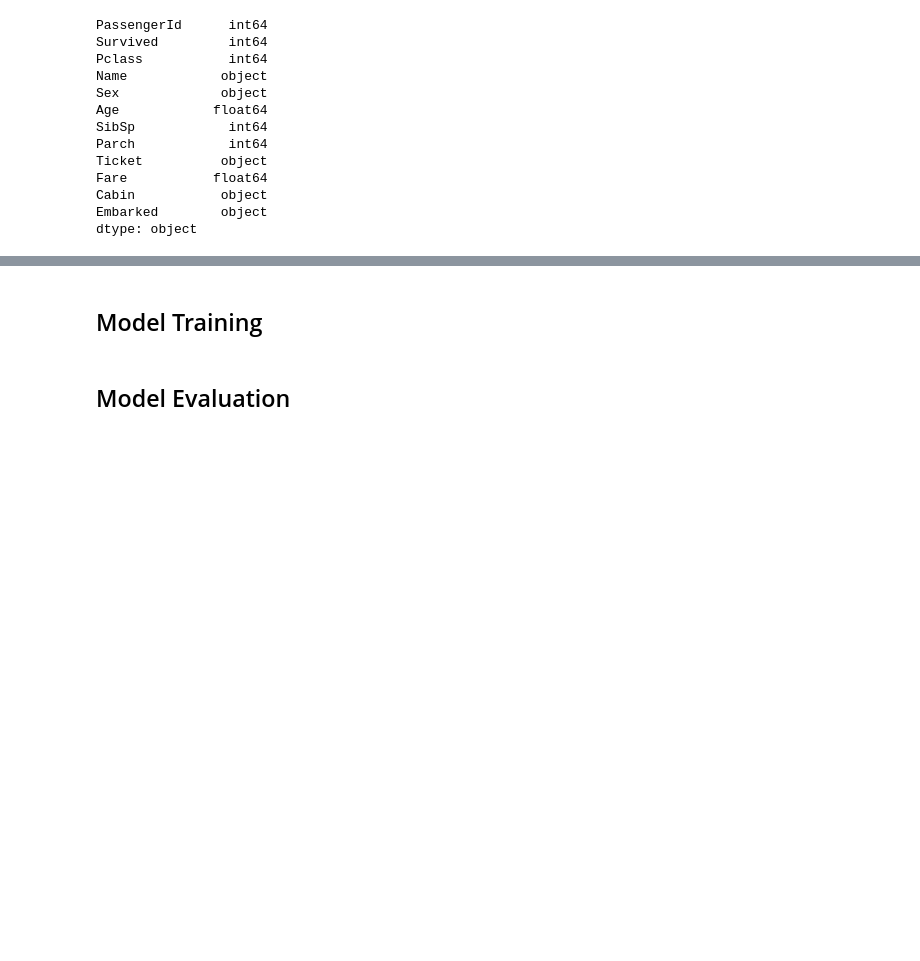
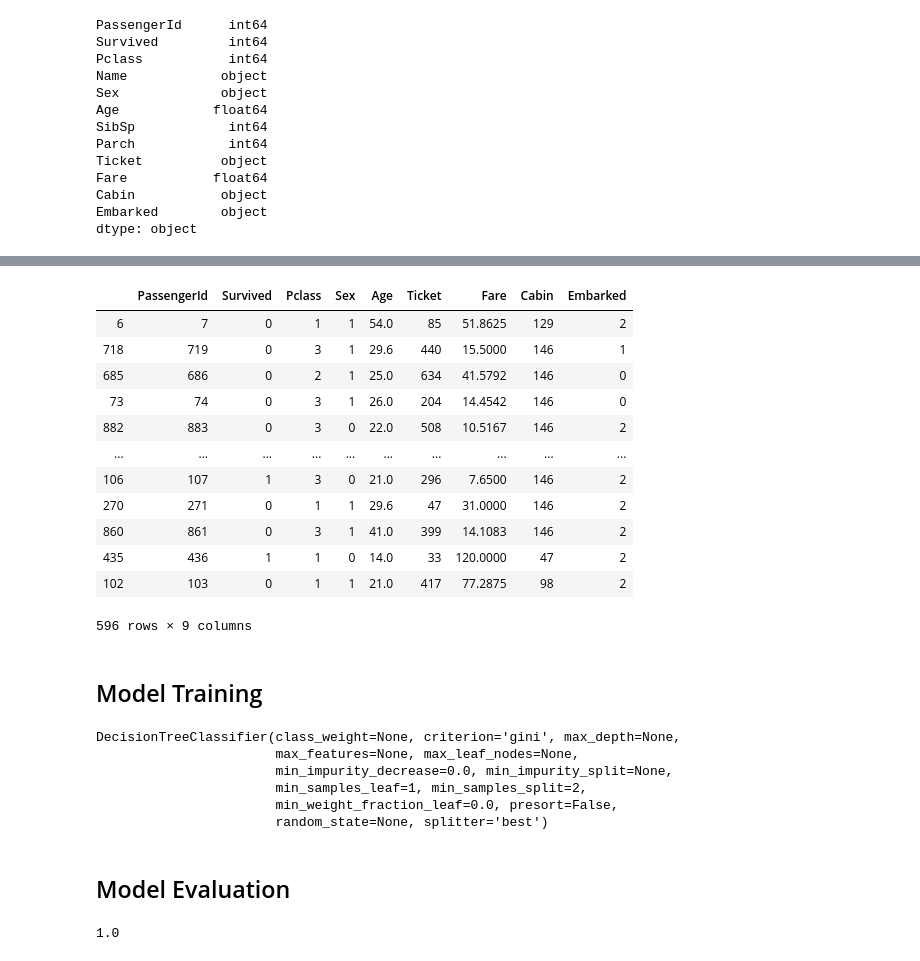
Before and after one commit to shivamnegi404/assignment, a Jupyter notebook: Decision Tree/decision_tree_titanic.ipynb, the cells around one changed output, grey strips where cells are left out. Drawn from its saved outputs; the diff is of its cells as text; code cells hidden in the pictures; blank space fills up the shorter version.

Commit message:
Decision Tree

```diff
--- a/Decision Tree/decision_tree_titanic.ipynb
+++ b/Decision Tree/decision_tree_titanic.ipynb
@@ -192,0 +219,24 @@ titanic
+# %%
+# Encoding of Categorical variables
+
+#Dropping non required features
+drop_col = ['Name', 'SibSp', 'Parch']
+train_data = titanic.drop(drop_col, axis=1)
+
+
+from sklearn.preprocessing import LabelEncoder
+
+#Label Encoding
+le = LabelEncoder()
+le.fit(train_data['Cabin'])
+train_data['Cabin'] = le.transform(train_data['Cabin'])
+le.fit(train_data['Embarked'])
+train_data['Embarked'] = le.transform(train_data['Embarked'])
+le.fit(train_data['Sex'])
+train_data['Sex'] = le.transform(train_data['Sex'])
+le.fit(train_data['Ticket'])
+train_data['Ticket'] = le.transform(train_data['Ticket'])
+train_data
+
+
+train_data.dtypes
@@ -193,6 +254,34 @@ titanic
+# %%
+#setting target column
+y = train_data['Survived']
 # %%
-X_train, X_test, y_train, y_test = train_test_split(X, y, test_size=0.33, random_state=42)
+#train-test split
+X_train, X_test, y_train, y_test = train_test_split(train_data, y, test_size=0.33, random_state=42)
+# %%
+X_train
+# %% [output]
+|  | PassengerId | Survived | Pclass | Sex | Age | Ticket | Fare | Cabin | Embarked |
+| 6 | 7 | 0 | 1 | 1 | 54.0 | 85 | 51.8625 | 129 | 2 |
+| 718 | 719 | 0 | 3 | 1 | 29.6 | 440 | 15.5000 | 146 | 1 |
+| 685 | 686 | 0 | 2 | 1 | 25.0 | 634 | 41.5792 | 146 | 0 |
+| 73 | 74 | 0 | 3 | 1 | 26.0 | 204 | 14.4542 | 146 | 0 |
+| 882 | 883 | 0 | 3 | 0 | 22.0 | 508 | 10.5167 | 146 | 2 |
+| ... | ... | ... | ... | ... | ... | ... | ... | ... | ... |
+| 106 | 107 | 1 | 3 | 0 | 21.0 | 296 | 7.6500 | 146 | 2 |
+| 270 | 271 | 0 | 1 | 1 | 29.6 | 47 | 31.0000 | 146 | 2 |
+| 860 | 861 | 0 | 3 | 1 | 41.0 | 399 | 14.1083 | 146 | 2 |
+| 435 | 436 | 1 | 1 | 0 | 14.0 | 33 | 120.0000 | 47 | 2 |
+| 102 | 103 | 0 | 1 | 1 | 21.0 | 417 | 77.2875 | 98 | 2 |
+596 rows × 9 columns
 # %% [markdown]
 ## Model Training
 # %%
 dt = DecisionTreeClassifier()
+dt.fit(X_train, y_train)
+# %% [output]
+DecisionTreeClassifier(class_weight=None, criterion='gini', max_depth=None,
+                       max_features=None, max_leaf_nodes=None,
+                       min_impurity_decrease=0.0, min_impurity_split=None,
+                       min_samples_leaf=1, min_samples_split=2,
+                       min_weight_fraction_leaf=0.0, presort=False,
+                       random_state=None, splitter='best')
@@ -199,2 +290,6 @@ dt = DecisionTreeClassifier()
 # %% [markdown]
 ## Model Evaluation
+# %%
+dt.score(X_test, y_test)
+# %% [output]
+1.0
```
Also changed, not shown: parts of 19 cells of this notebook.
